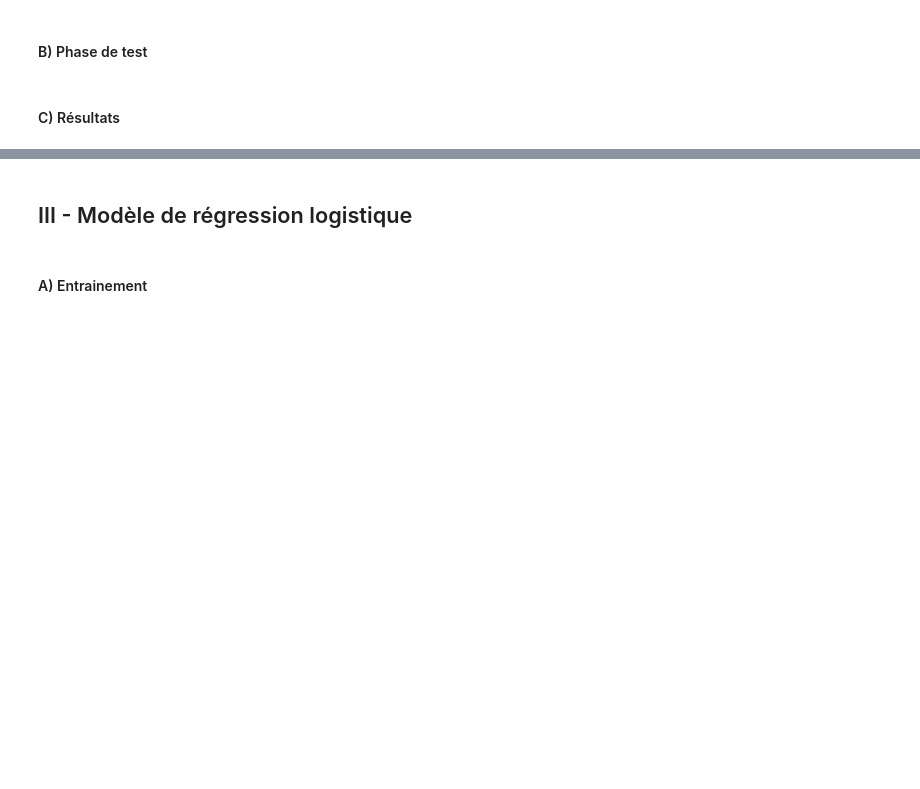
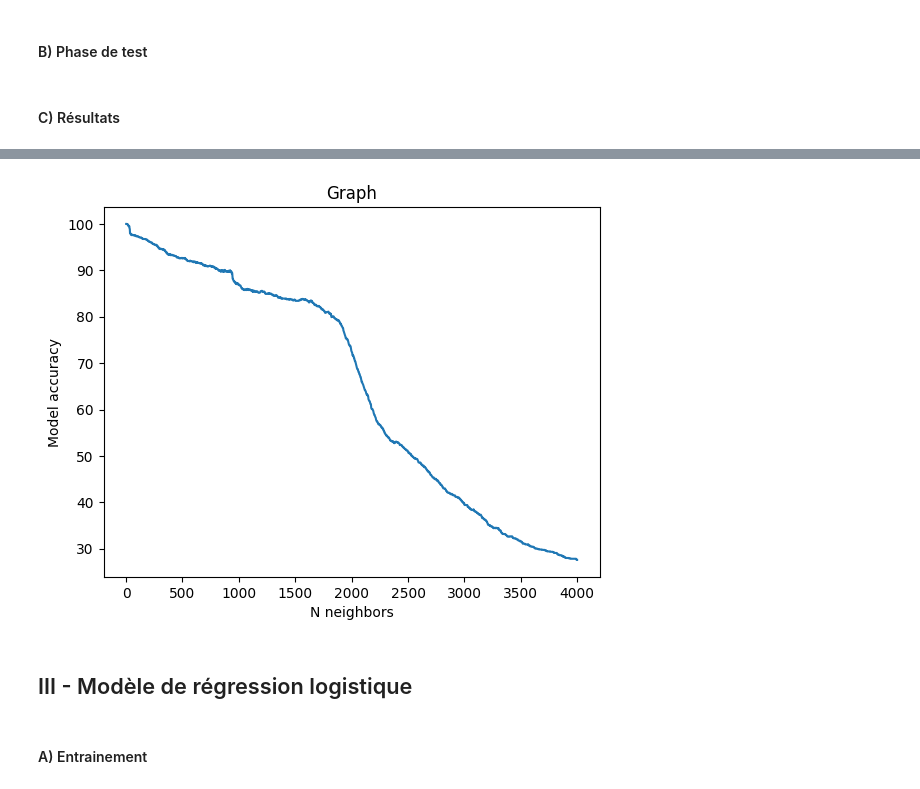
Before and after one commit to Tonin386/Dave, a Jupyter notebook: Dave Learning - Modèles d'apprentissage de machine.ipynb, the cells around one changed output, grey strips where cells are left out. Cells and saved outputs as stored; diff of their text form; code cells hidden in the pictures; blank space fills up the shorter version.

Commit message:
Improved KNN model

```diff
--- a/Dave Learning - Modèles d'apprentissage de machine.ipynb
+++ b/Dave Learning - Modèles d'apprentissage de machine.ipynb
@@ -69,3 +69,38 @@ Test acc is 92.25%
+# %%
+def test_KNN(neighbors=200):
+    neigh = KNeighborsClassifier(n_neighbors=neighbors*2 + 1)
+    st = time.time()
+    neigh.fit(X_train.get(), y_train.get())
+    et = time.time()
+    elapsed = et - st
+    knn_results = neigh.predict(X_test.get())
+    knn_test_acc = ((y_test.get() == knn_results).sum() / len(y_test)) * 100
+
+    return knn_test_acc
+# %%
+min_n = 0
+max_n = 2000
+
+acc = []
+
+for i in range(min_n, max_n):
+    acc.append([i*2+1, test_KNN(i)])
+# %%
+import matplotlib.pyplot as plt
+
+
+# Extract x and y values from the data
+x = [point[0] for point in acc]
+y = [point[1] for point in acc]
+
+# Plot the graph
+plt.plot(x, y)
+plt.xlabel('N neighbors')
+plt.ylabel('Model accuracy')
+plt.title('Graph')
+plt.show()
+# %% [output]
+[figure, added]
 # %% [markdown]
 ## III - Modèle de régression logistique
 # %% [markdown]
```
Also changed, not shown: parts of 5 cells of this notebook, 2 other files.
